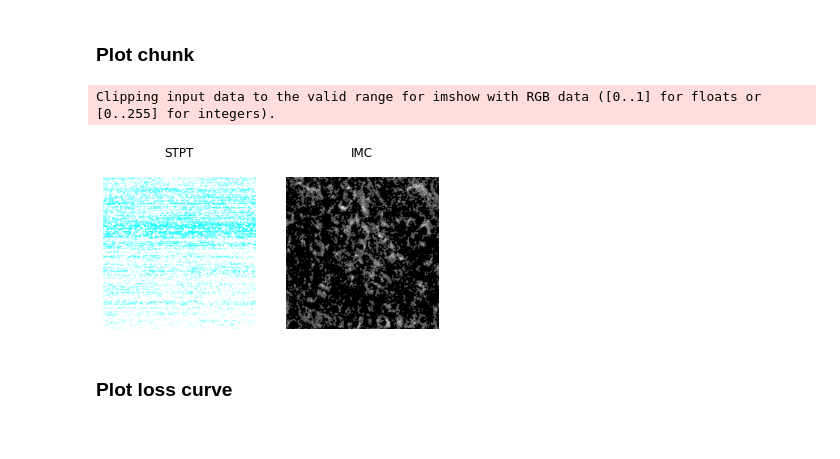
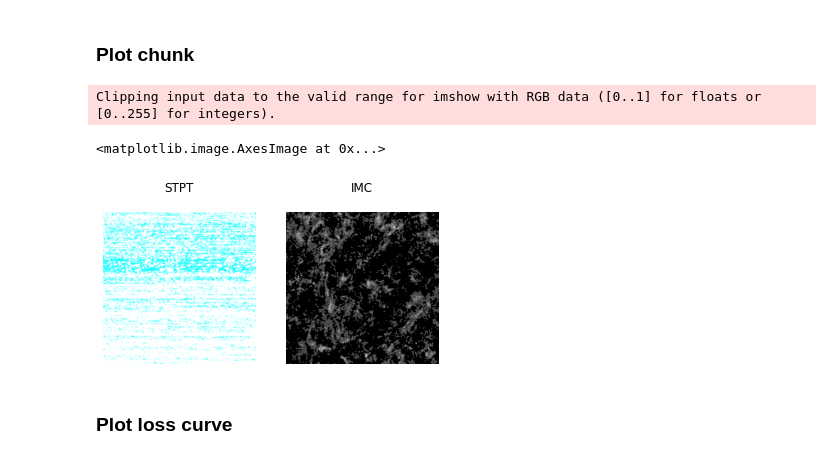
Before and after one commit to keviny2/stpt2imc, a Jupyter notebook: src/sandbox.ipynb, the cells around one changed output. Cells and saved outputs as stored; diff of their text form; code cells hidden in the pictures.

Commit message:
refactored training

```diff
--- a/src/sandbox.ipynb
+++ b/src/sandbox.ipynb
@@ -137,25 +134,26 @@ Clipping input data to the valid range for imshow with RGB data ([0..1] for floa
 ### Plot chunk
 # %%
 phys_sec = '10'   # choose which physical section to reconstruct
-chunk = '40_21'  # choose which chunk to extract
+chunk = '40_22'  # choose which chunk to extract
 
 # load images
-stpt_piece = torch.load('../data/train/STPT/{0}/{1}.pt'.format(phys_sec.zfill(2), chunk))
+stpt_piece = torch.load('processed_data/STPT/{0}/{1}.pt'.format(phys_sec.zfill(2), chunk))
 
-imc_piece = torch.load('../data/train/IMC/{0}/{1}.pt'.format(phys_sec.zfill(2), chunk))
+imc_piece = torch.load('processed_data/IMC/{0}/{1}.pt'.format(phys_sec.zfill(2), chunk))
 
 f, (axarr1, axarr2) = plt.subplots(1,2)
 axarr1.axis("off")
 axarr2.axis("off")
 axarr1.set_title('STPT', pad=20)
 axarr2.set_title('IMC', pad=20)
 axarr1.imshow(stpt_piece[:4].permute(1,2,0).numpy(), cmap='gray')
 axarr2.imshow(imc_piece.permute(1,2,0)[:,:,5].numpy(), cmap='gray')
 
-f.savefig('../figures/sample_imc_stpt_crop.png')
+# f.savefig('../figures/sample_imc_stpt_crop.png')
 # %% [output]
 Clipping input data to the valid range for imshow with RGB data ([0..1] for floats or [0..255] for integers).
+<matplotlib.image.AxesImage at 0x...>
-[figure, old version]
+[figure, new version]
 # %% [markdown]
 ### Plot loss curve
 # %%
```
Also changed, not shown: parts of 1 cell of this notebook, 17 other files.
